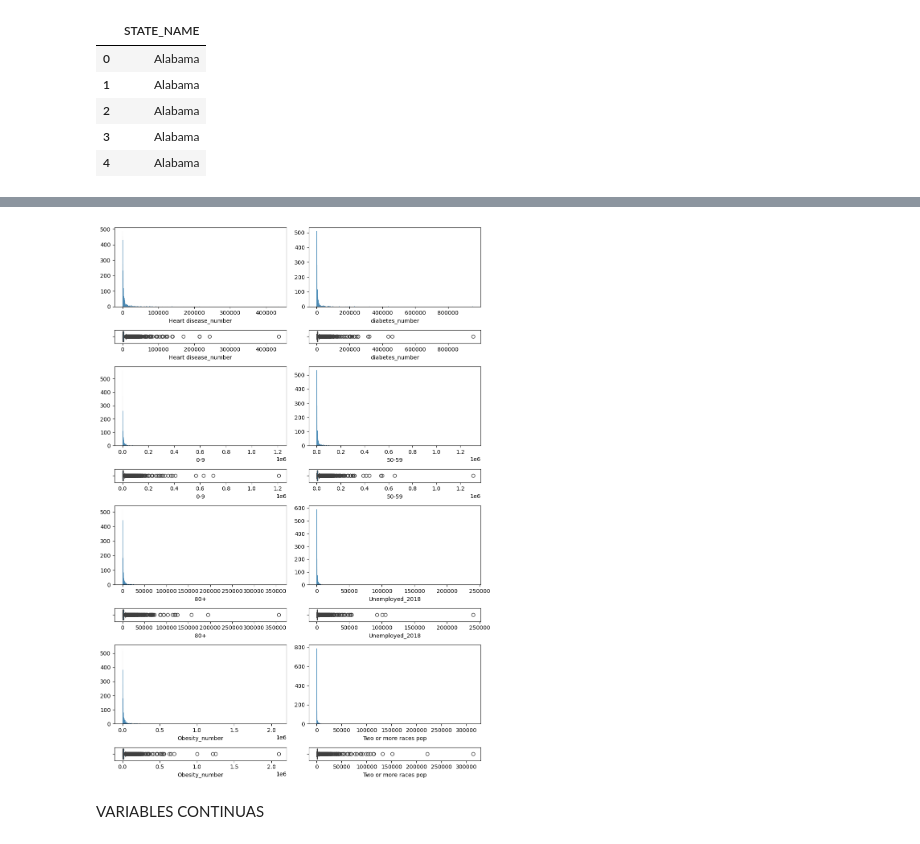
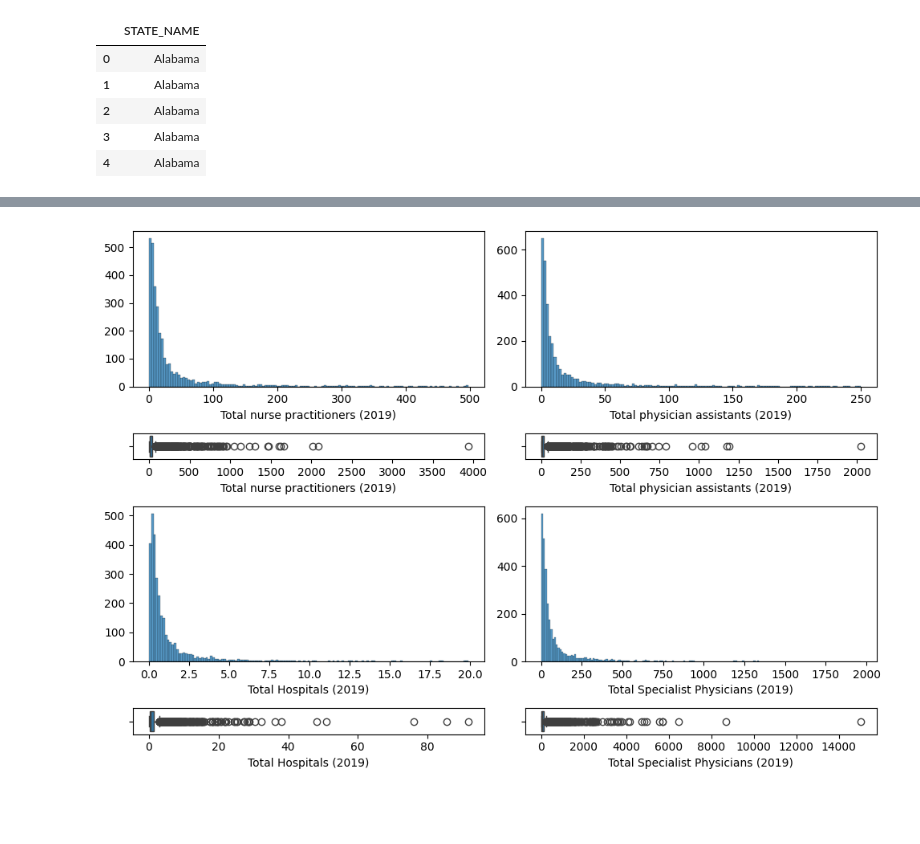
Before and after one commit to PuraCampos/Regr_Lineal_Regularizada, a Jupyter notebook: src/explore.ipynb, the cells around one changed output, grey strips where cells are left out. Saved outputs shown, nothing was run; the diff lists cells and outputs as text; code cells hidden in the pictures; blank space fills up the shorter version.

```diff
--- a/src/explore.ipynb
+++ b/src/explore.ipynb
@@ -80,12 +37,0 @@ Urban_rural_code
-# %%
-columns=total_data.columns
-columns_out=[]
-for i in columns:
-    if ("%" in str(i)):
-        columns_out.append(i)
-    elif ("2014-18" in str(i)):
-        columns_out.append(i)
-    elif ("R_" in str(i)):
-        columns_out.append(i)
-total_data.drop(columns_out,axis=1, inplace=True)
-total_data.shape
@@ -94,2 +38,2 @@ total_data.shape
-# %%
-total_data.drop("COUNTY_NAME",axis=1, inplace=True)
+# %%
+total_data=total_data[["STATE_NAME",'Heart disease_number','diabetes_number','Obesity_number','Two or more races pop','0-9', '20-29', '30-39', '40-49','50-59','80+','Unemployed_2018','Total nurse practitioners (2019)','Total physician assistants (2019)','Total Hospitals (2019)','Total Specialist Physicians (2019)']]
@@ -176,33 +146,19 @@ df_num[['Heart disease_number','diabetes_number','0-9','50-59','80+','Unemployed
 # %%
-fig, ax = plt.subplots(8, 2, figsize=(10, 14), gridspec_kw={'height_ratios': [6, 1, 6, 1, 6, 1, 6, 1]})
+fig, ax = plt.subplots(4, 2, figsize=(10, 7), gridspec_kw={'height_ratios': [6, 1, 6, 1]})
 
-# Charts first row
-sns.histplot(ax = ax[0,0], data = df_num, x='Heart disease_number').set(ylabel = None)
-sns.boxplot(ax = ax[1,0], data = df_num, x='Heart disease_number')
-sns.histplot(ax = ax[0,1], data = df_num, x='diabetes_number').set(ylabel = None)
-sns.boxplot(ax = ax[1,1], data = df_num, x='diabetes_number')
+#
+sns.histplot(ax = ax[0,0], data = df_continuas[df_continuas['Total nurse practitioners (2019)']<500], x='Total nurse practitioners (2019)').set(ylabel = None)
+sns.boxplot(ax = ax[1,0], data = df_continuas, x='Total nurse practitioners (2019)')
+sns.histplot(ax = ax[0,1], data = df_continuas[df_continuas['Total physician assistants (2019)']<250], x='Total physician assistants (2019)').set(ylabel = None)
+sns.boxplot(ax = ax[1,1], data = df_continuas, x='Total physician assistants (2019)')
 
-# Charts second row
-sns.histplot(ax = ax[2,0], data = df_num, x='0-9').set(ylabel = None)
-sns.boxplot(ax = ax[3,0], data = df_num, x='0-9')
-sns.histplot(ax = ax[2,1], data = df_num, x='50-59').set(ylabel = None)
-sns.boxplot(ax = ax[3,1], data = df_num, x='50-59')
-
-# Charts third row
-sns.histplot(ax = ax[4,0], data = df_num, x='80+').set(ylabel = None)
-sns.boxplot(ax = ax[5,0], data = df_num, x='80+')
-sns.histplot(ax = ax[4,1], data = df_num, x='Unemployed_2018').set(ylabel = None)
-sns.boxplot(ax = ax[5,1], data = df_num, x='Unemployed_2018')
-
-# Charts last row
-sns.histplot(ax = ax[6,0], data = df_num, x='Obesity_number').set(ylabel = None)
-sns.boxplot(ax = ax[7,0], data = df_num, x='Obesity_number')
-sns.histplot(ax = ax[6,1], data = df_num, x='Two or more races pop').set(ylabel = None)
-sns.boxplot(ax = ax[7,1], data = df_num, x='Two or more races pop')
+#
+sns.histplot(ax = ax[2,0], data = df_continuas[df_continuas['Total Hospitals (2019)']<20], x='Total Hospitals (2019)').set(ylabel = None)
+sns.boxplot(ax = ax[3,0], data = df_continuas, x='Total Hospitals (2019)')
+sns.histplot(ax = ax[2,1], data = df_continuas[df_continuas['Total Specialist Physicians (2019)']<2000], x='Total Specialist Physicians (2019)').set(ylabel = None)
+sns.boxplot(ax = ax[3,1], data = df_continuas, x='Total Specialist Physicians (2019)')
 
 plt.tight_layout()
 plt.show()
 # %% [output]
-[figure, old version]
+[figure, new version]
-# %% [markdown]
-VARIABLES CONTINUAS
```
Also changed, not shown: parts of 23 cells of this notebook, 1 other file.
